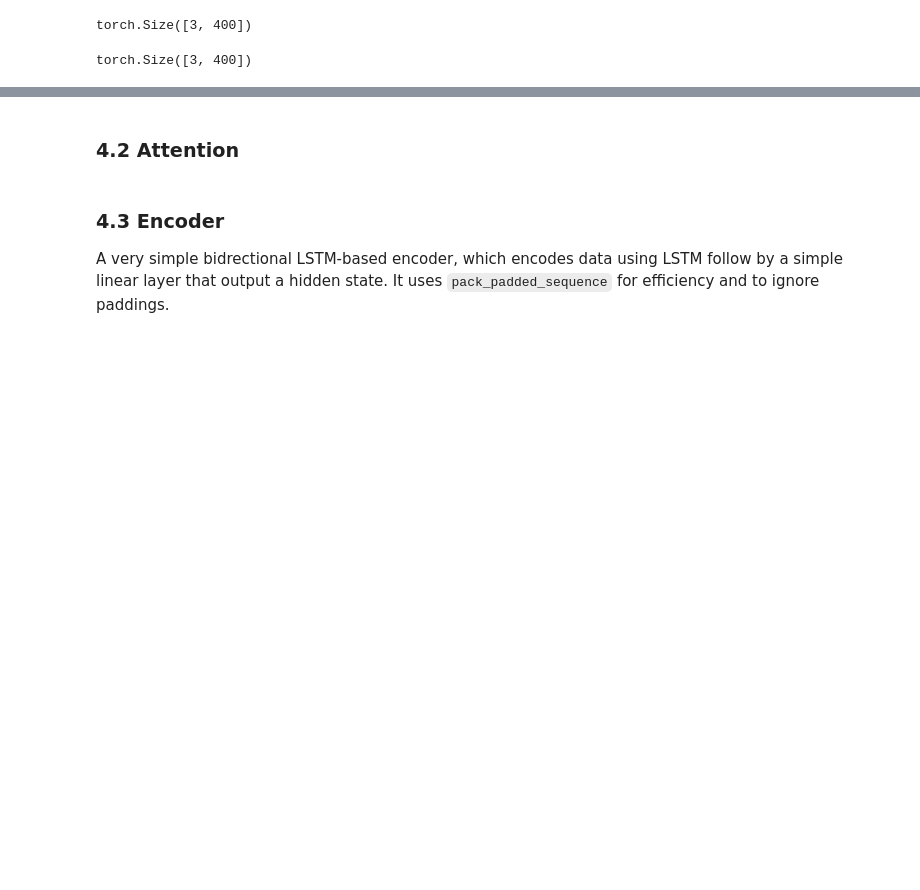
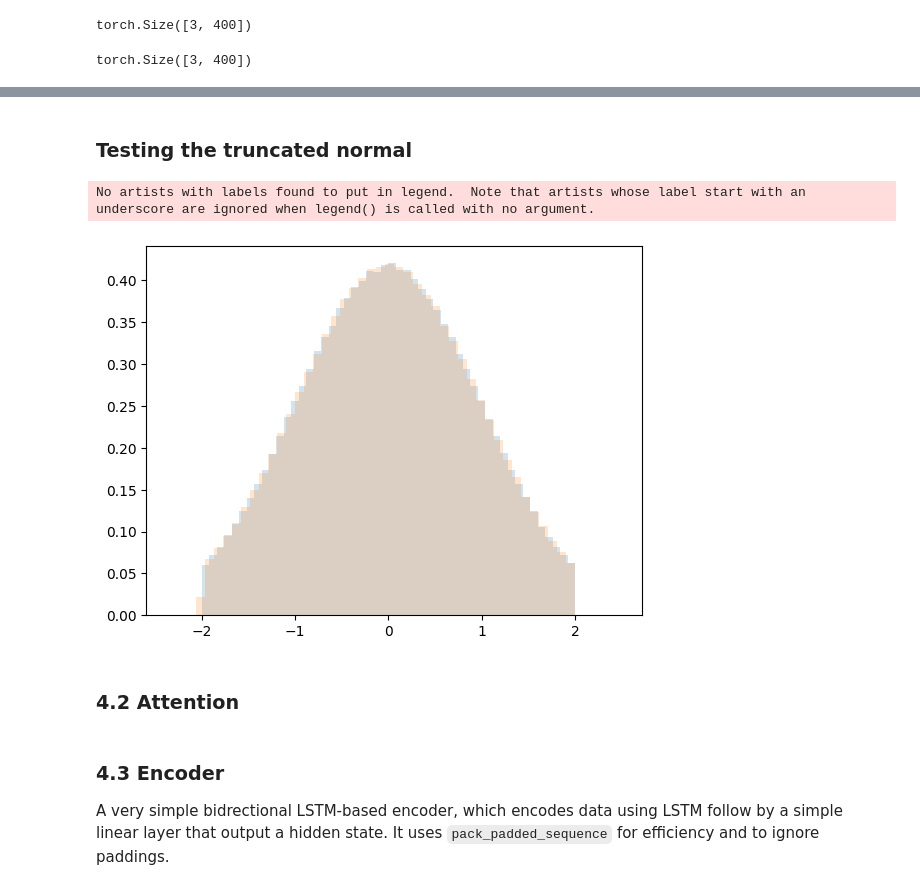
Before and after one commit to chaklam-silpasuwanchai/Python-fo-Natural-Language-Processing, a Jupyter notebook: Code/03 - DL/case-studies/Summarization/GetToThePoint.ipynb, the cells around one changed output, grey strips where cells are left out. Drawn from its saved outputs; the diff is of its cells as text; code cells hidden in the pictures; blank space fills up the shorter version.

```diff
--- a/Code/03 - DL/case-studies/Summarization/GetToThePoint.ipynb
+++ b/Code/03 - DL/case-studies/Summarization/GetToThePoint.ipynb
@@ -672,6 +684,43 @@ class BasicModule(nn.Module):
         tensor.data.copy_(tmp.gather(-1, ind).squeeze(-1))
         tensor.data.mul_(std).add_(mean)
         return tensor
+# %% [markdown]
+### Testing the truncated normal
+# %%
+import matplotlib.pyplot as plt
+from scipy.stats import truncnorm
+
+def truncated_normal_(tensor, mean=0, std=1):
+    size = tensor.shape
+    tmp = tensor.new_empty(size + (4,)).normal_()
+    valid = (tmp < 2) & (tmp > -2)
+    ind = valid.max(-1, keepdim=True)[1]
+    tensor.data.copy_(tmp.gather(-1, ind).squeeze(-1))
+    tensor.data.mul_(std).add_(mean)
+    return tensor
+
+fig, ax = plt.subplots(1, 1)
+
+
+def test_truncnorm():
+    a, b = -2, 2
+    size = 1000000
+    r = truncnorm.rvs(a, b, size=size)
+    ax.hist(r, density=True, histtype='stepfilled', alpha=0.2, bins=50)
+
+    tensor = torch.zeros(size)
+    truncated_normal_(tensor)
+    r = tensor.numpy()
+
+    ax.hist(r, density=True, histtype='stepfilled', alpha=0.2, bins=50)
+    ax.legend(loc='best', frameon=False)
+    plt.show()
+
+
+test_truncnorm()
+# %% [output]
+No artists with labels found to put in legend.  Note that artists whose label start with an underscore are ignored when legend() is called with no argument.
+[figure, added]
 # %% [markdown]
 ### 4.2 Attention
 # %%
```
Also changed, not shown: parts of 21 cells of this notebook.
